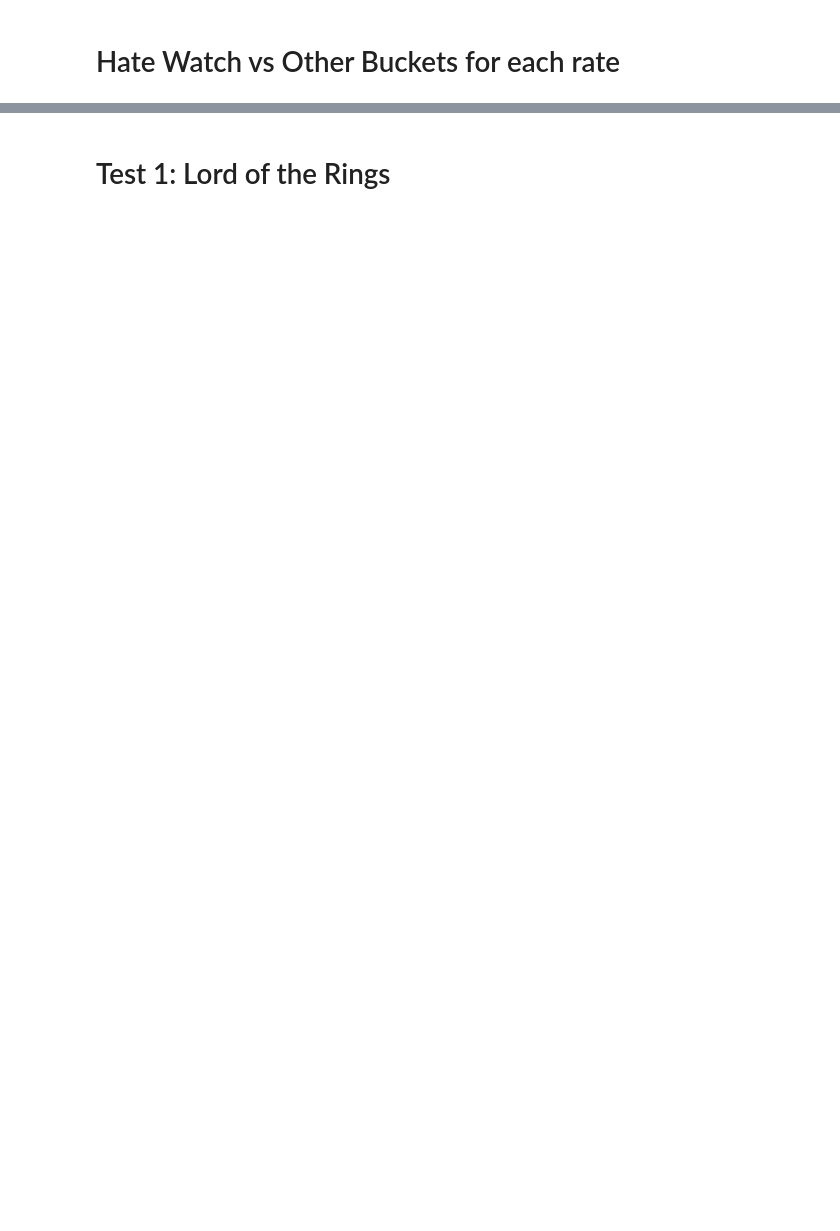
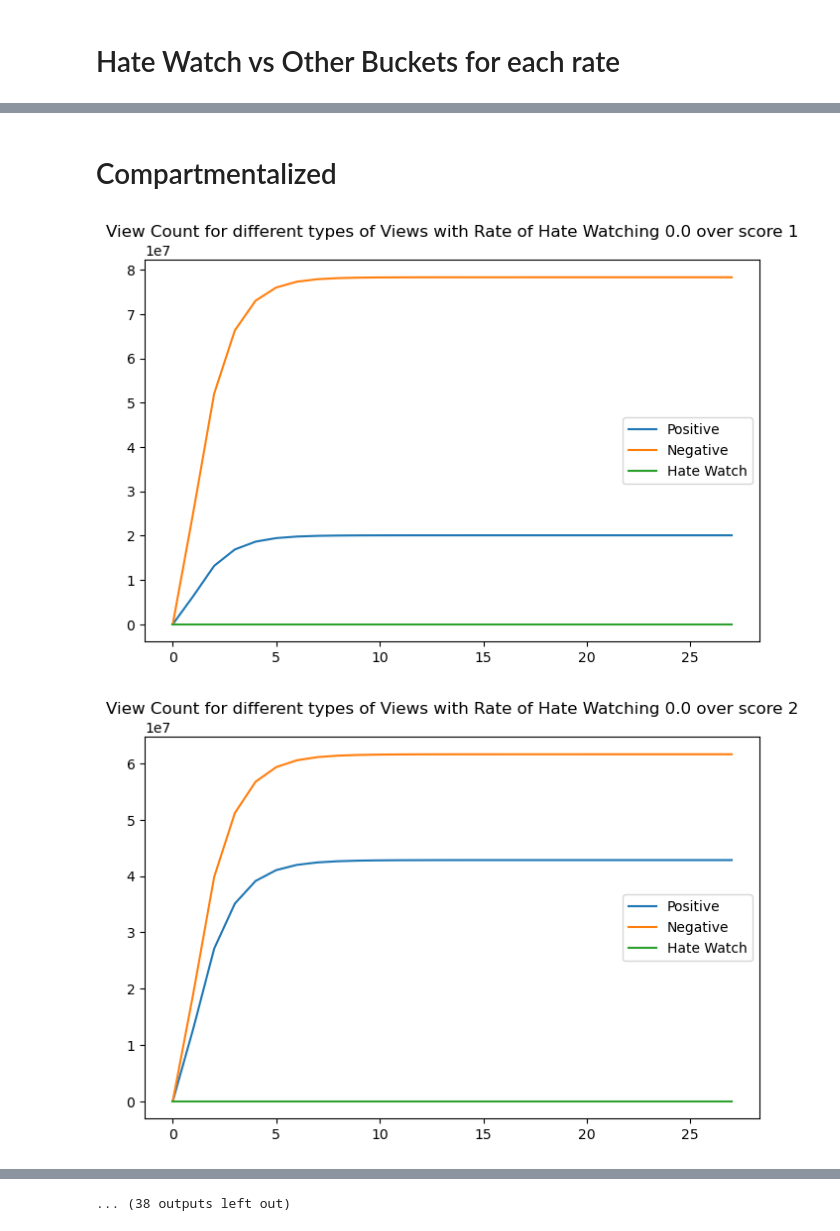
Before and after one commit to Paolo1151/HateWatchingSimulation, a Jupyter notebook: simulation.ipynb, the cells around one changed output, grey strips where cells are left out. Drawn from its saved outputs; the diff is of its cells as text; code cells hidden in the pictures; blank space fills up the shorter version.

```diff
--- a/simulation.ipynb
+++ b/simulation.ipynb
@@ -231,5 +272,18 @@ for rate in np.arange(0, 1, 0.1):
+# %% [markdown]
+# Compartmentalized
 # %%
-lines = {}
-for i, rate in enumerate(np.arange(0, 1, 0.1)):
-    lines[i] = simulate(100, 1, rate_hate_watching=rate, return_line=True)
-lines
+for rate in np.arange(0, 1, 0.1):
+    lines = {}
+    for score in range(1, 6):
+        lines[score] = simulate(100, score, rate_hate_watching=rate, return_line=True)
+    for score, line in lines.items():
+        plt.figure(figsize=(8,5))
+        plt.plot(np.arange(0, 28, 1), line[10], label="Positive")
+        plt.plot(np.arange(0, 28, 1), line[11], label="Negative")
+        plt.plot(np.arange(0, 28, 1), line[12], label="Hate Watch")
+        plt.legend()
+        plt.title(f"View Count for different types of Views with Rate of Hate Watching {rate} over score {score}")
+        plt.show()
+# %% [output]
+[figure, added]
+[figure, added]
@@ -235,0 +300 @@ lines
+... (38 outputs left out)
@@ -243,2 +300,0 @@ plt.show()
-# %% [markdown]
-# Test 1: Lord of the Rings
```
Also changed, not shown: parts of 13 cells of this notebook.
